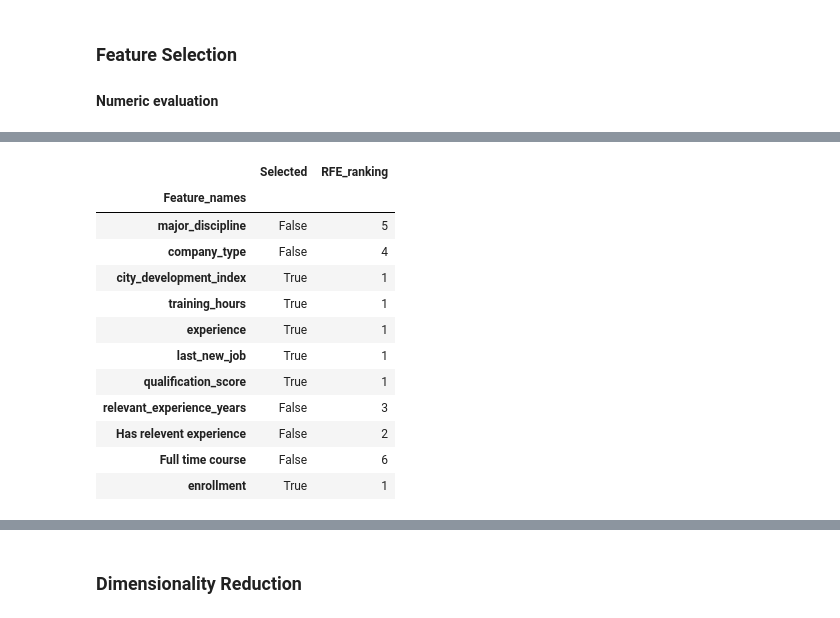
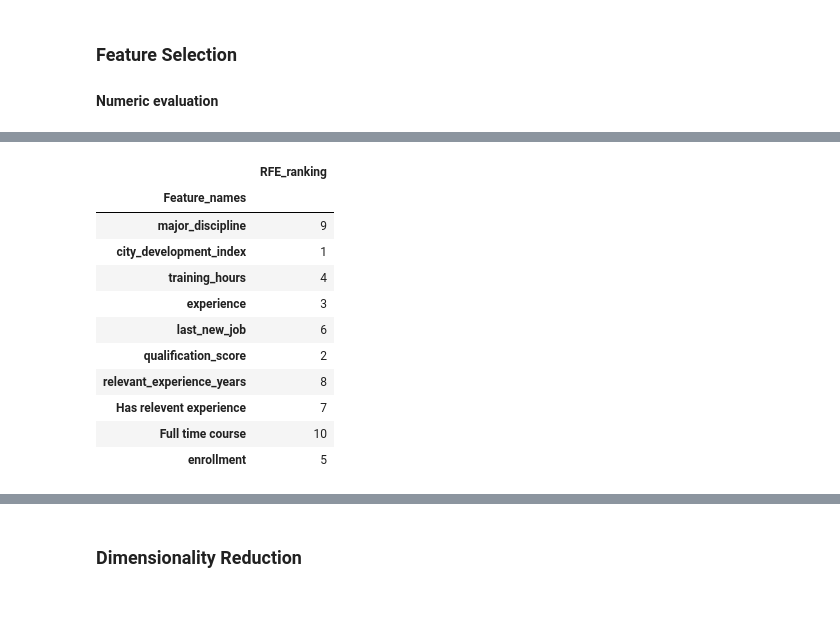
Before and after one commit to BarGanor/ml_project, a Jupyter notebook: project_part_1.ipynb, the cells around one changed output, grey strips where cells are left out. Cells and saved outputs as stored; diff of their text form; code cells hidden in the pictures.

```diff
--- a/project_part_1.ipynb
+++ b/project_part_1.ipynb
@@ -216,17 +217,15 @@ Variables dropped (p-value < 0.05) : city, enrollee_id, Male, Female, company_si
 # %%
 backtracking_results = get_backtracking_results(processed_data)
-processed_data = drop_not_selected(processed_data, backtracking_results)
 # %% [output]
-|  | Selected | RFE_ranking |
-| Feature_names |  |  |
-| major_discipline | False | 5 |
-| company_type | False | 4 |
-| city_development_index | True | 1 |
-| training_hours | True | 1 |
-| experience | True | 1 |
-| last_new_job | True | 1 |
-| qualification_score | True | 1 |
-| relevant_experience_years | False | 3 |
-| Has relevent experience | False | 2 |
-| Full time course | False | 6 |
-| enrollment | True | 1 |
+|  | RFE_ranking |
+| Feature_names |  |
+| major_discipline | 9 |
+| city_development_index | 1 |
+| training_hours | 4 |
+| experience | 3 |
+| last_new_job | 6 |
+| qualification_score | 2 |
+| relevant_experience_years | 8 |
+| Has relevent experience | 7 |
+| Full time course | 10 |
+| enrollment | 5 |
```
Also changed, not shown: parts of 16 cells of this notebook, 10 other files.
